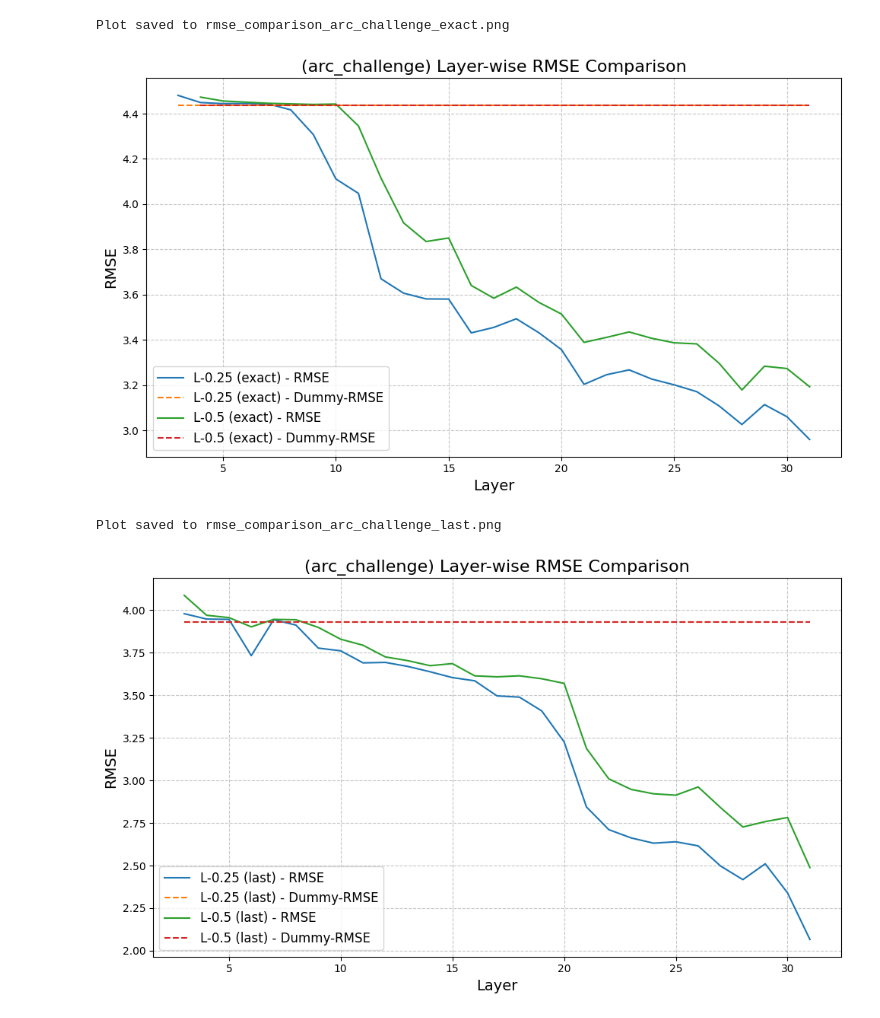
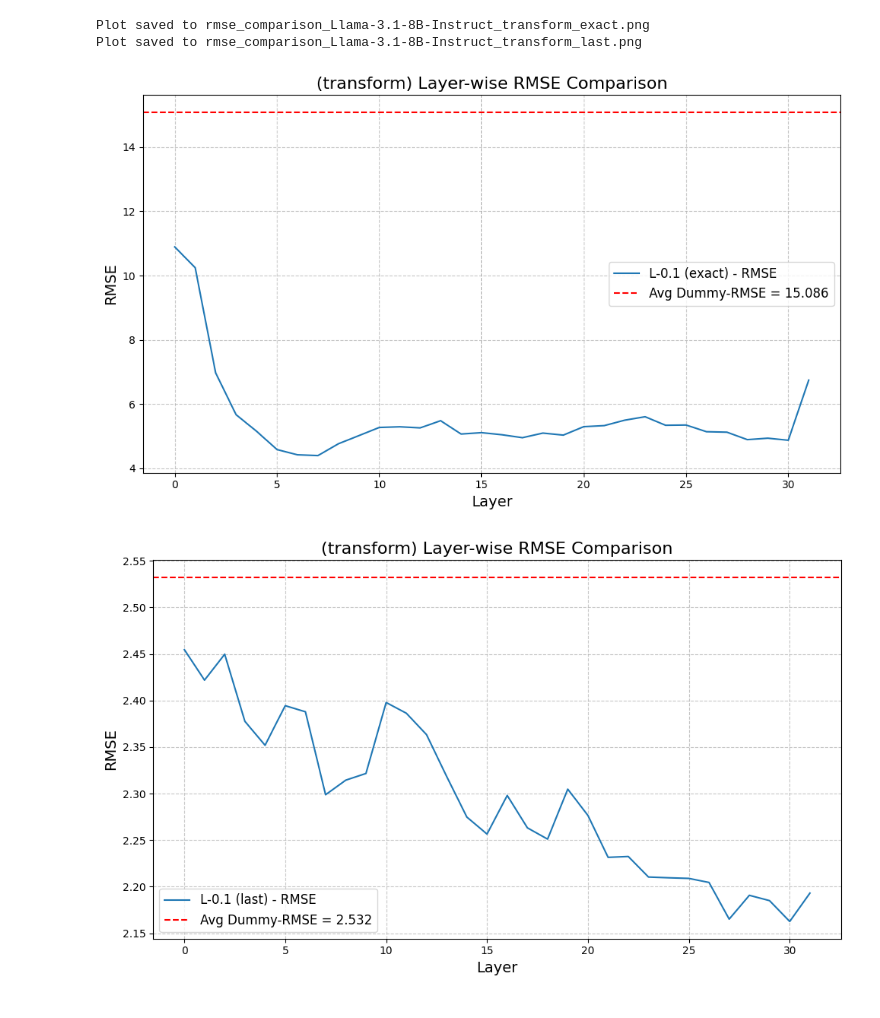
Before and after one commit to swiss-ai/apertus-probes, a Jupyter notebook: src/probes/analyze_results.ipynb, the cells around one changed output. Cells and saved outputs as stored; diff of their text form; code cells hidden in the pictures.

```diff
--- a/src/probes/analyze_results.ipynb
+++ b/src/probes/analyze_results.ipynb
@@ -1,13 +1,18 @@
 # %%
 import pickle
 import os
-DATASET_NAMES = ["mmlu_high_school", "mmlu_professional", "ARC-Challenge"]
+DATASET_NAMES = ["mmlu_high_school", "mmlu_professional", "ARC-Challenge", "ARC-Easy", "sms_spam"]
+MODEL_NAMES = ["Apertus-8B-Instruct-2509", "Llama-3.1-8B-Instruct"]
 ENDINGS = ["hs", "pro", "arc_challenge"]
-INDEX = 2
-DATASET_NAME = DATASET_NAMES[INDEX]
-ENDING = ENDINGS[INDEX]
+DS_INDEX = 1
+MODEL_INDEX = 1
+DATASET_NAME = DATASET_NAMES[DS_INDEX]
+MODEL = MODEL_NAMES[MODEL_INDEX]
+TRANSFORM = True
+ENDING = "transform" if TRANSFORM else "leave"
 
-path = f"/users/astepancic/projects/apertus-probes/scratch/mera-runs/{DATASET_NAME}/Apertus-8B-Instruct-2509/df_probes_{ENDING}.pkl"
+
+path = f"/users/astepancic/projects/apertus-probes/scratch/mera-runs/{DATASET_NAME}/{MODEL}/df_probes_{ENDING}.pkl"
 # Expand $SCRATCH environment variable if present in the path
 
 with open(path, 'rb') as file:
@@ -23,56 +29,59 @@ results.head()
 # %%
 import matplotlib.pyplot as plt
+import pandas as pd
+import numpy as np
 
-# Define a function to plot RMSE for multiple models or token positions in one figure
 def plot_rmse_comparison(grouped_data, models_to_plot, token_positions, save_path=None):
     plt.figure(figsize=(10, 6))
 
+    # One avg Dummy-RMSE across the selected models/token positions
+    mask = grouped_data['Token-Pos'].isin(token_positions)
+    if models_to_plot is not None:
+        mask &= grouped_data['Model'].isin(models_to_plot)
+    dummy_rmse = pd.to_numeric(grouped_data.loc[mask, 'Dummy-RMSE'], errors='coerce').mean()
+
     for model in models_to_plot:
         for token_pos in token_positions:
-            # Filter data for the specific model and token position
             group = grouped_data[(grouped_data['Model'] == model) & (grouped_data['Token-Pos'] == token_pos)]
+            if group.empty:
+                continue
 
-            # Group by 'Layer' and calculate the mean RMSE
-            layer_averages = group.groupby('Layer')[['RMSE', "Dummy-RMSE"]].mean()
-            # Plot RMSE for the current model and token position
+            # Mean RMSE per layer
+            layer_rmse = group.groupby('Layer')['RMSE'].mean()
+            if layer_rmse.empty:
+                continue
+
             plt.plot(
-                layer_averages.index,
-                layer_averages['RMSE'],
+                layer_rmse.index,
+                layer_rmse.values,
                 label=f'{model} ({token_pos}) - RMSE'
             )
 
-            # Plot Dummy-RMSE for the current model and token position
-            plt.plot(
-                layer_averages.index,
-                layer_averages['Dummy-RMSE'],
-                linestyle='--',  # Dashed line for Dummy-RMSE
-                label=f'{model} ({token_pos}) - Dummy-RMSE'
-            )
+    # Plot a single Dummy-RMSE line
+    if not np.isnan(dummy_rmse):
+        plt.axhline(y=dummy_rmse, color='red', linestyle='--', linewidth=1.5,
+                    label=f'Avg Dummy-RMSE = {dummy_rmse:.3f}')
 
-    # Add labels, title, and legend
     plt.title(f'({ENDING}) Layer-wise RMSE Comparison', fontsize=16)
     plt.xlabel('Layer', fontsize=14)
     plt.ylabel('RMSE', fontsize=14)
     plt.grid(True, linestyle='--', alpha=0.7)
     plt.legend(fontsize=12)
     plt.tight_layout()
 
-    # Save the plot if a save path is provided
     if save_path:
         plt.savefig(save_path, dpi=300)
         print(f"Plot saved to {save_path}")
 
-    plt.show()
-
 # Example usage
-models_to_plot = ['L-0.25', 'L-0.5']
+models_to_plot = ['L-0.1']
 token_positions = ['exact'] # Replace with actual token positions
-save_path = f"rmse_comparison_{ENDING}"
+save_path = f"rmse_comparison_{MODEL}_{ENDING}"
 plot_rmse_comparison(results, models_to_plot, token_positions, save_path=save_path +'_exact.png')
 token_positions = ['last']
 plot_rmse_comparison(results, models_to_plot, token_positions, save_path=save_path + '_last.png')
 # %% [output]
-Plot saved to rmse_comparison_arc_challenge_exact.png
+Plot saved to rmse_comparison_Llama-3.1-8B-Instruct_transform_exact.png
+Plot saved to rmse_comparison_Llama-3.1-8B-Instruct_transform_last.png
-[figure, old version]
+[figure, new version]
-Plot saved to rmse_comparison_arc_challenge_last.png
-[figure, old version]
+[figure, new version]
```
Also changed, not shown: parts of 2 cells of this notebook, 9 other files.
